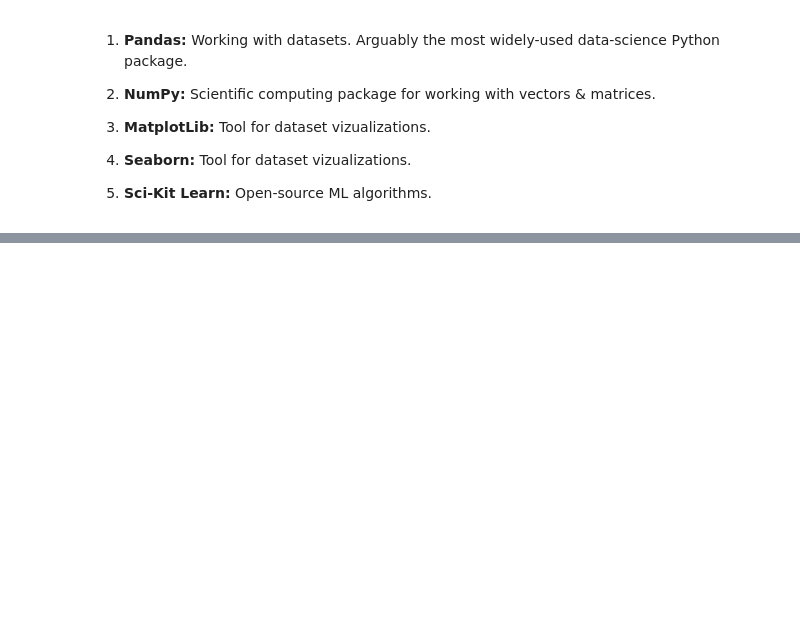
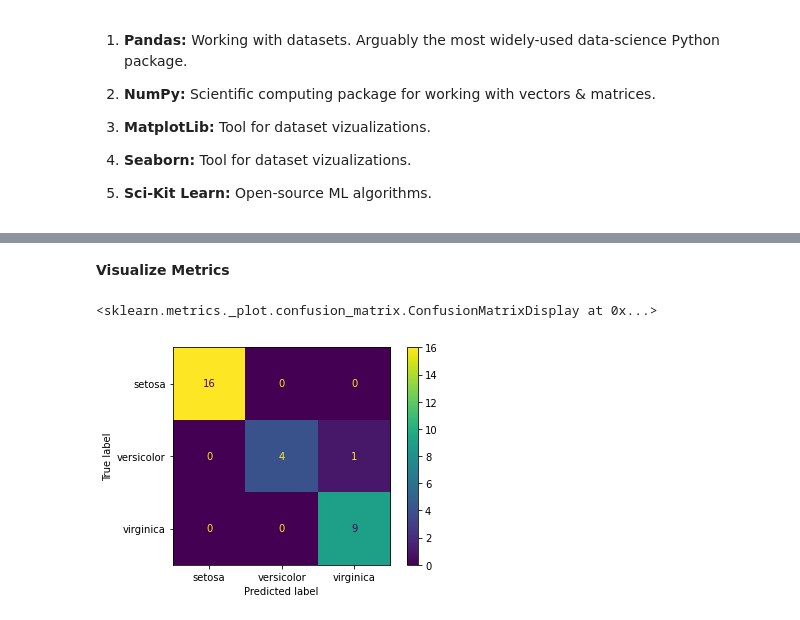
Before and after one commit to j0sephsasson/Pepsi-Training-Course, a Jupyter notebook: notebooks/Intermediate ML Algorithms - Trees & Ensembles - Day 6.ipynb, the cells around one changed output, grey strips where cells are left out. Drawn from its saved outputs; the diff is of its cells as text; code cells hidden in the pictures; blank space fills up the shorter version.

```diff
--- a/notebooks/Intermediate ML Algorithms - Trees & Ensembles - Day 6.ipynb
+++ b/notebooks/Intermediate ML Algorithms - Trees & Ensembles - Day 6.ipynb
@@ -44,0 +256,7 @@ from sklearn.ensemble import RandomForestClassifier
+# %% [markdown]
+**Visualize Metrics**
+# %%
+plot_confusion_matrix(clf, X_test, y_test)
+# %% [output]
+<sklearn.metrics._plot.confusion_matrix.ConfusionMatrixDisplay at 0x...>
+[figure, added]
```
Also changed, not shown: parts of 63 cells of this notebook, 1 other file.
